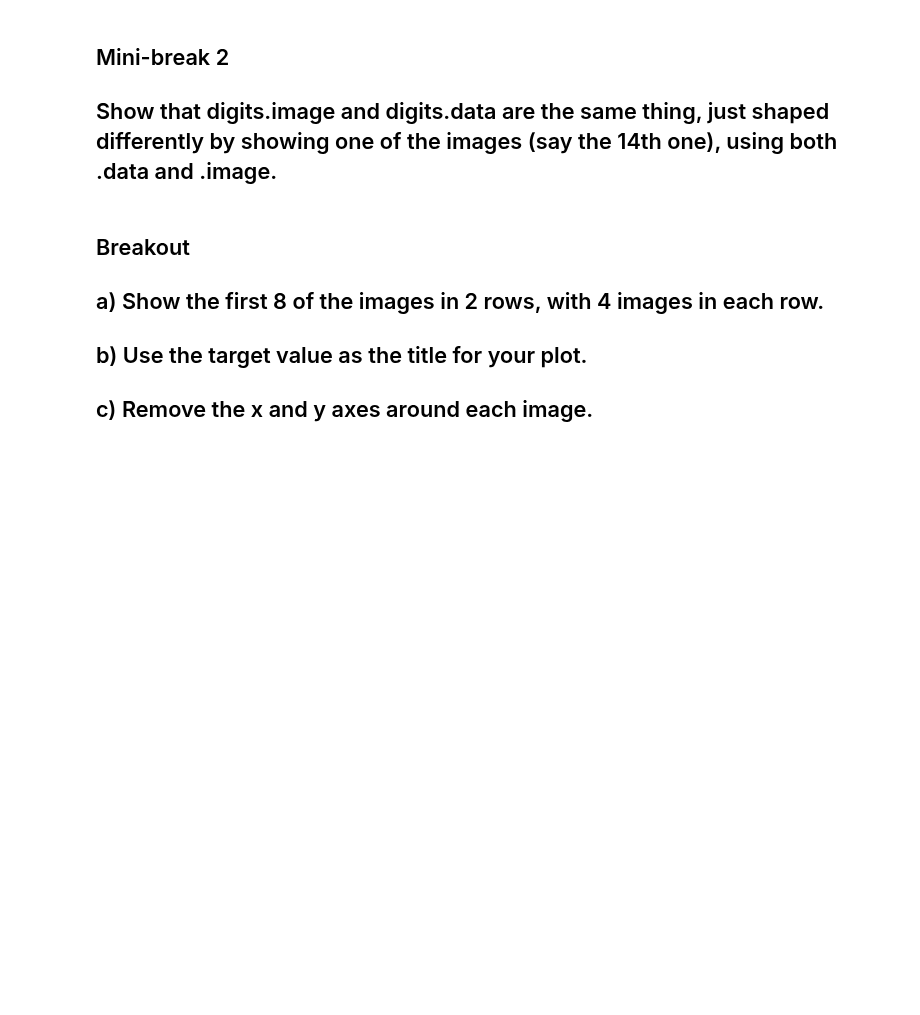
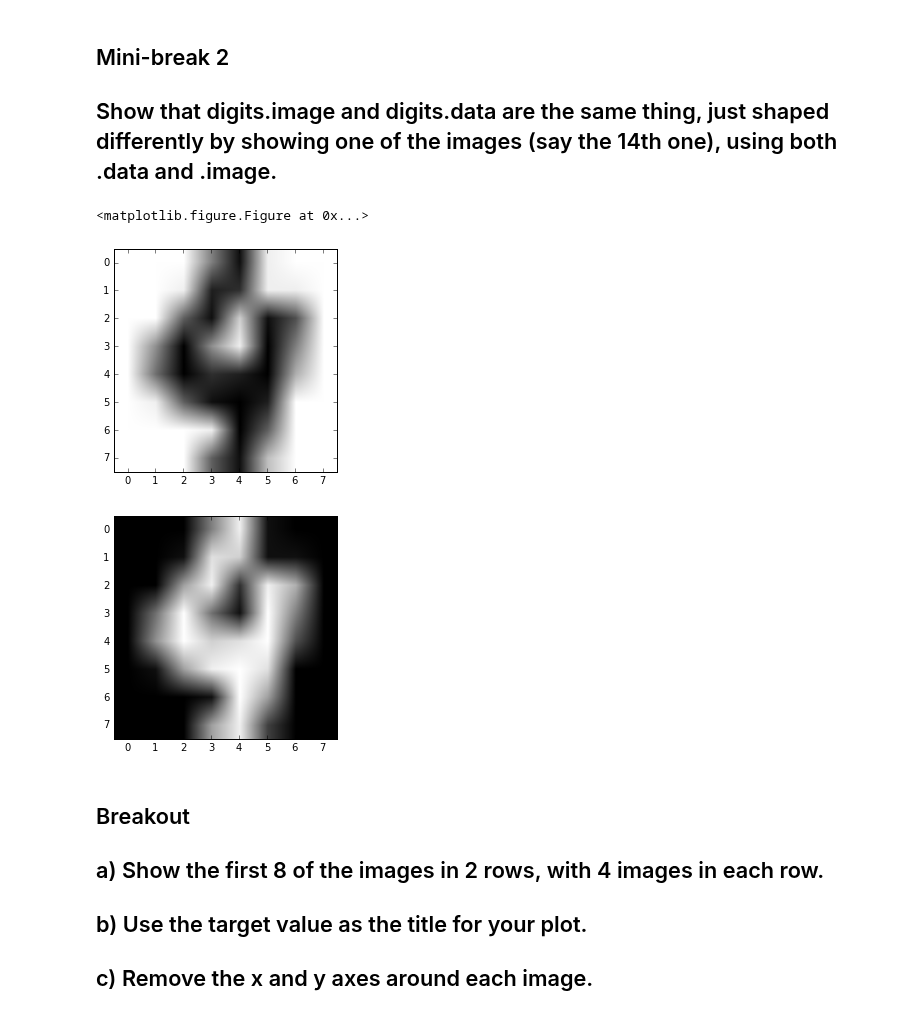
Before and after one commit to COMPPHYS-JNGUYEN/comp-phys, a Jupyter notebook: CompPhys-II_Week10-1_NN-on-HandwrittenDigits.ipynb, the cells around one changed output. Drawn from its saved outputs; the diff is of its cells as text; code cells hidden in the pictures; blank space fills up the shorter version.

```diff
--- a/CompPhys-II_Week10-1_NN-on-HandwrittenDigits.ipynb
+++ b/CompPhys-II_Week10-1_NN-on-HandwrittenDigits.ipynb
@@ -82,6 +89,17 @@ digits.target.shape
 # %% [markdown]
 ## Mini-break 2
 ## Show that digits.image and digits.data are the same thing, just shaped differently by showing one of the images (say the 14th one), using both .data and .image.
+# %%
+plt.figure(1)
+plt.figure(211)
+plt.imshow(digits.images[14], cmap =plt.cm.gray_r)
+plt.figure(212)
+plt.imshow(digits.data[14].reshape(8, -1), cmap = plt.cm.gray)
+plt.show()
+# %% [output]
+<matplotlib.figure.Figure at 0x...>
+[figure, added]
+[figure, added]
 # %% [markdown]
 ## Breakout
 
```
Also changed, not shown: parts of 4 cells of this notebook.
